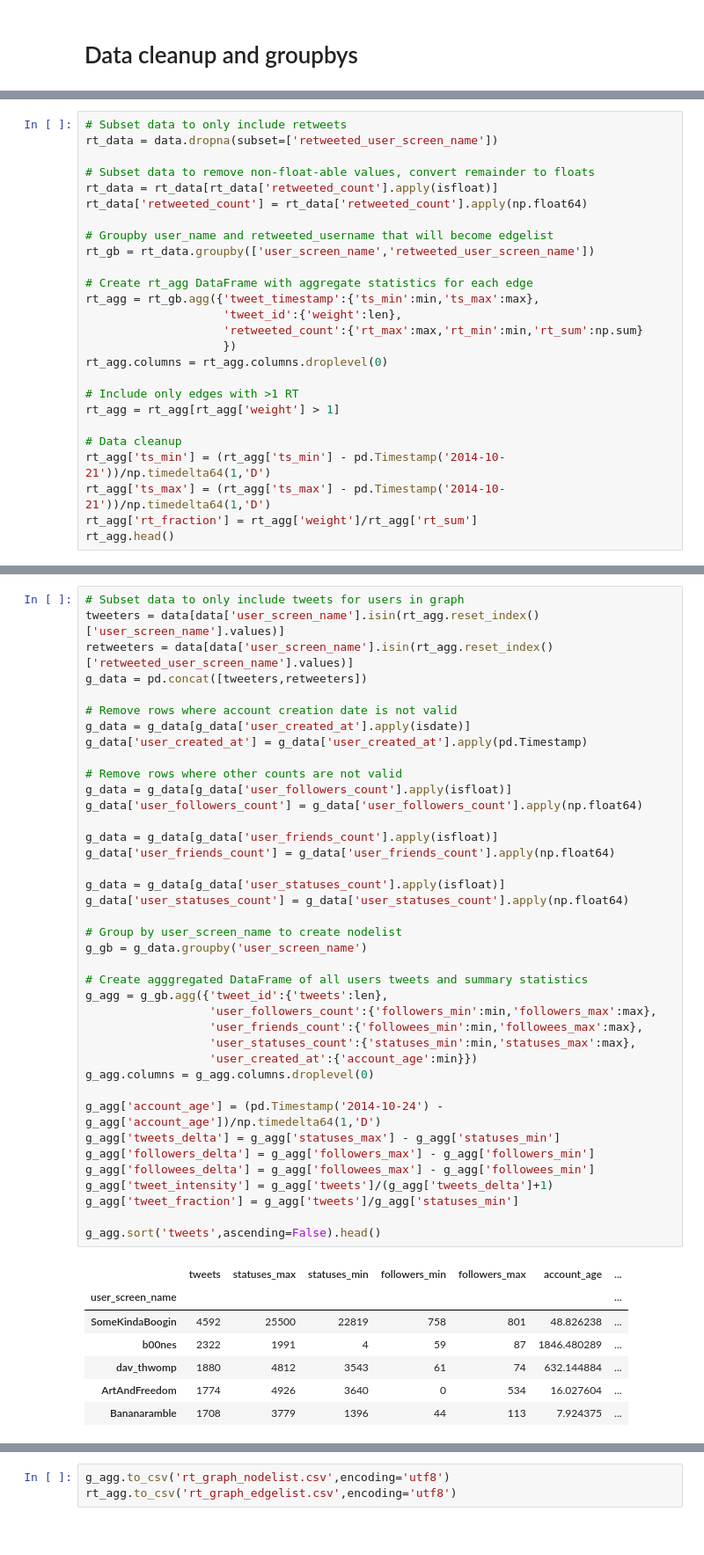
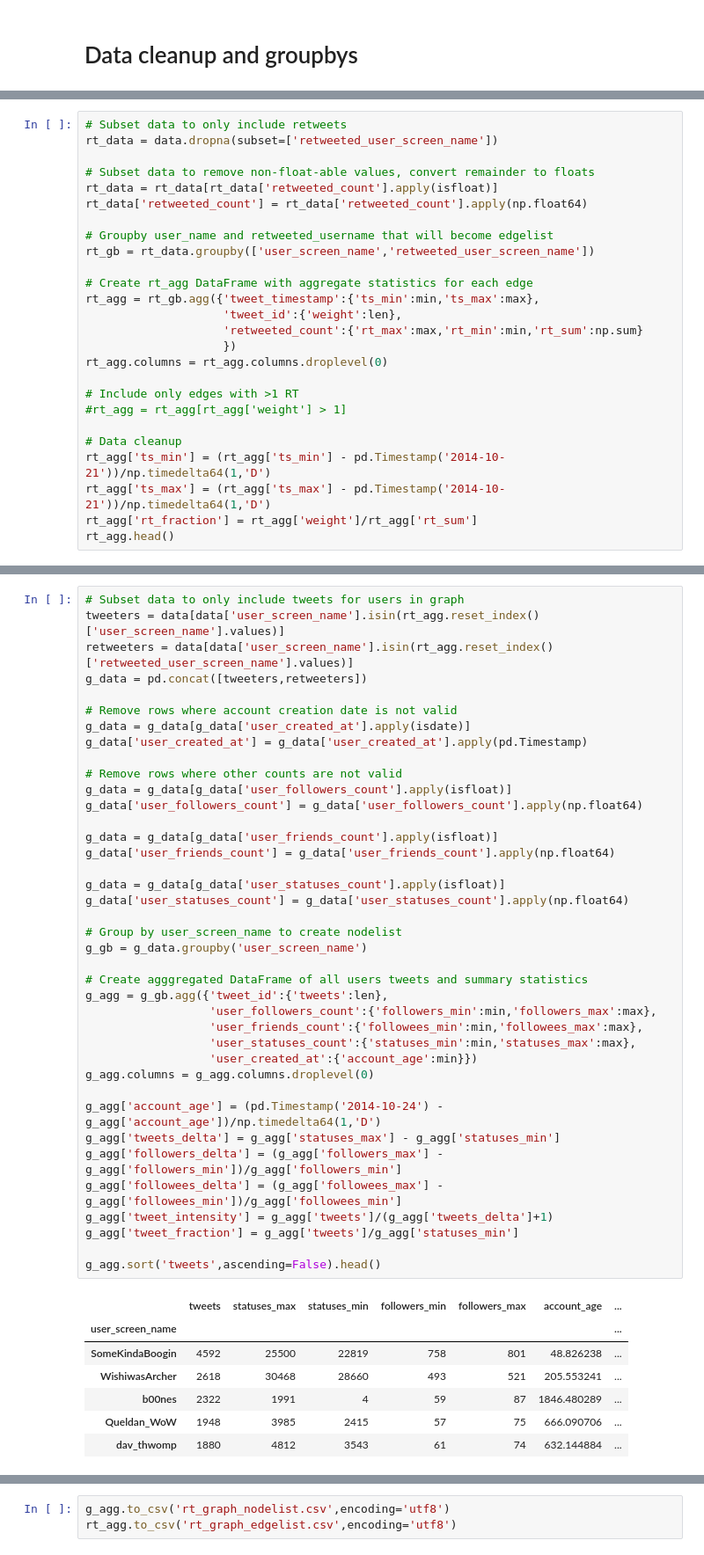
Before and after one commit to brianckeegan/GamerGate, a Jupyter notebook: Analysis.ipynb, the cells around one changed output, grey strips where cells are left out. Shown at 88% size. Saved outputs shown, nothing was run; the diff lists cells and outputs as text.

```diff
--- a/Analysis.ipynb
+++ b/Analysis.ipynb
@@ -103,7 +140,7 @@ rt_agg = rt_gb.agg({'tweet_timestamp':{'ts_min':min,'ts_max':max},
 rt_agg.columns = rt_agg.columns.droplevel(0)
 
 # Include only edges with >1 RT
-rt_agg = rt_agg[rt_agg['weight'] > 1]
+#rt_agg = rt_agg[rt_agg['weight'] > 1]
 
 # Data cleanup
 rt_agg['ts_min'] = (rt_agg['ts_min'] - pd.Timestamp('2014-10-21'))/np.timedelta64(1,'D')
@@ -132,36 +171,36 @@ g_data['user_created_at'] = g_data['user_created_at'].apply(pd.Timestamp)
 g_data = g_data[g_data['user_followers_count'].apply(isfloat)]
 g_data['user_followers_count'] = g_data['user_followers_count'].apply(np.float64)
 
 g_data = g_data[g_data['user_friends_count'].apply(isfloat)]
 g_data['user_friends_count'] = g_data['user_friends_count'].apply(np.float64)
 
 g_data = g_data[g_data['user_statuses_count'].apply(isfloat)]
 g_data['user_statuses_count'] = g_data['user_statuses_count'].apply(np.float64)
 
 # Group by user_screen_name to create nodelist
 g_gb = g_data.groupby('user_screen_name')
 
 # Create agggregated DataFrame of all users tweets and summary statistics
 g_agg = g_gb.agg({'tweet_id':{'tweets':len},
                   'user_followers_count':{'followers_min':min,'followers_max':max},
                   'user_friends_count':{'followees_min':min,'followees_max':max},
                   'user_statuses_count':{'statuses_min':min,'statuses_max':max},
                   'user_created_at':{'account_age':min}})
 g_agg.columns = g_agg.columns.droplevel(0)
 
 g_agg['account_age'] = (pd.Timestamp('2014-10-24') - g_agg['account_age'])/np.timedelta64(1,'D')
 g_agg['tweets_delta'] = g_agg['statuses_max'] - g_agg['statuses_min']
-g_agg['followers_delta'] = g_agg['followers_max'] - g_agg['followers_min']
-g_agg['followees_delta'] = g_agg['followees_max'] - g_agg['followees_min']
+g_agg['followers_delta'] = (g_agg['followers_max'] - g_agg['followers_min'])/g_agg['followers_min']
+g_agg['followees_delta'] = (g_agg['followees_max'] - g_agg['followees_min'])/g_agg['followees_min']
 g_agg['tweet_intensity'] = g_agg['tweets']/(g_agg['tweets_delta']+1)
 g_agg['tweet_fraction'] = g_agg['tweets']/g_agg['statuses_min']
 
 g_agg.sort('tweets',ascending=False).head()
 # %% [output]
 |  | tweets | statuses_max | statuses_min | followers_min | followers_max | account_age | ... |
 | user_screen_name |  |  |  |  |  |  | ... |
 | SomeKindaBoogin | 4592 | 25500 | 22819 | 758 | 801 | 48.826238 | ... |
+| WishiwasArcher | 2618 | 30468 | 28660 | 493 | 521 | 205.553241 | ... |
 | b00nes | 2322 | 1991 | 4 | 59 | 87 | 1846.480289 | ... |
+| Queldan_WoW | 1948 | 3985 | 2415 | 57 | 75 | 666.090706 | ... |
 | dav_thwomp | 1880 | 4812 | 3543 | 61 | 74 | 632.144884 | ... |
-| ArtAndFreedom | 1774 | 4926 | 3640 | 0 | 534 | 16.027604 | ... |
-| Bananaramble | 1708 | 3779 | 1396 | 44 | 113 | 7.924375 | ... |
```
Also changed, not shown: parts of 68 cells of this notebook, 5 other files.
